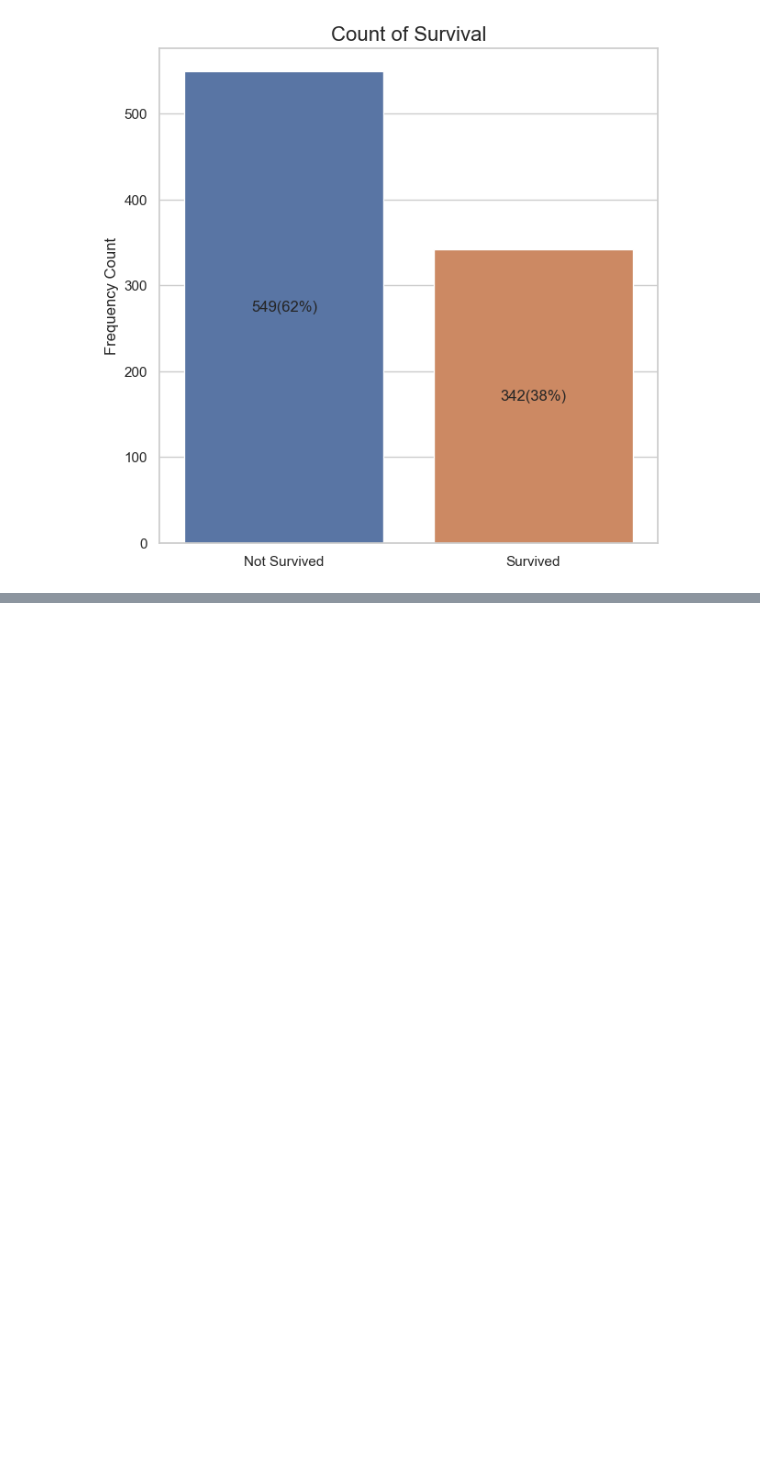
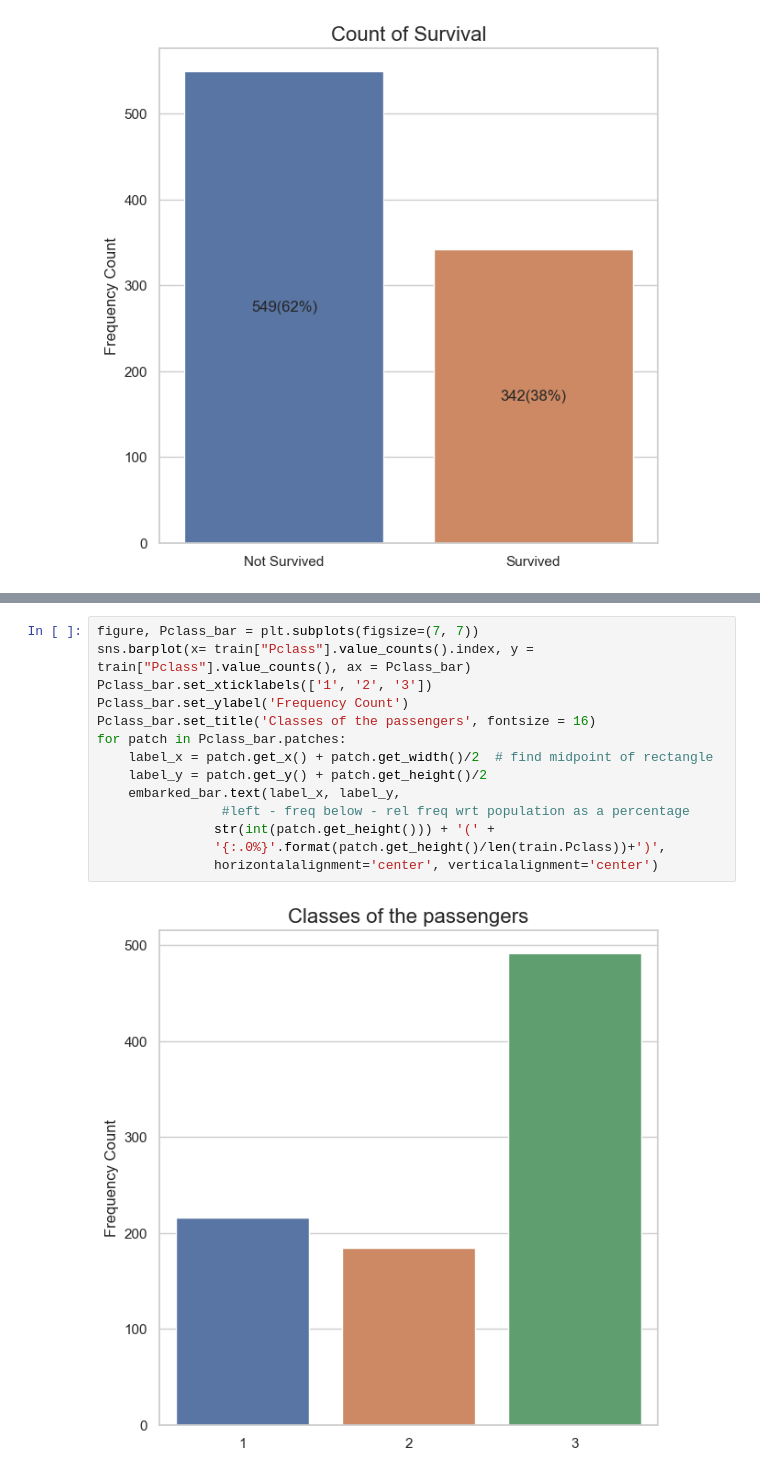
Before and after one commit to islamahrous/titanic_DS_analysis, a Jupyter notebook: titanic_DS_analysis.ipynb, the cells around one changed output, grey strips where cells are left out. Saved outputs shown, nothing was run; the diff lists cells and outputs as text; blank space fills up the shorter version.

```diff
--- a/titanic_DS_analysis.ipynb
+++ b/titanic_DS_analysis.ipynb
@@ -56,0 +84,16 @@ Text(0.5, 1.0, 'Where did the passengers board the Titanic?')
+# %%
+figure, Pclass_bar = plt.subplots(figsize=(7, 7))
+sns.barplot(x= train["Pclass"].value_counts().index, y = train["Pclass"].value_counts(), ax = Pclass_bar)
+Pclass_bar.set_xticklabels(['1', '2', '3'])
+Pclass_bar.set_ylabel('Frequency Count')
+Pclass_bar.set_title('Classes of the passengers', fontsize = 16)
+for patch in Pclass_bar.patches:
+    label_x = patch.get_x() + patch.get_width()/2  # find midpoint of rectangle
+    label_y = patch.get_y() + patch.get_height()/2
+    embarked_bar.text(label_x, label_y,
+                #left - freq below - rel freq wrt population as a percentage
+               str(int(patch.get_height())) + '(' +
+               '{:.0%}'.format(patch.get_height()/len(train.Pclass))+')',
+               horizontalalignment='center', verticalalignment='center')
+# %% [output]
+[figure, added]
```
Also changed, not shown: parts of 6 cells of this notebook.
